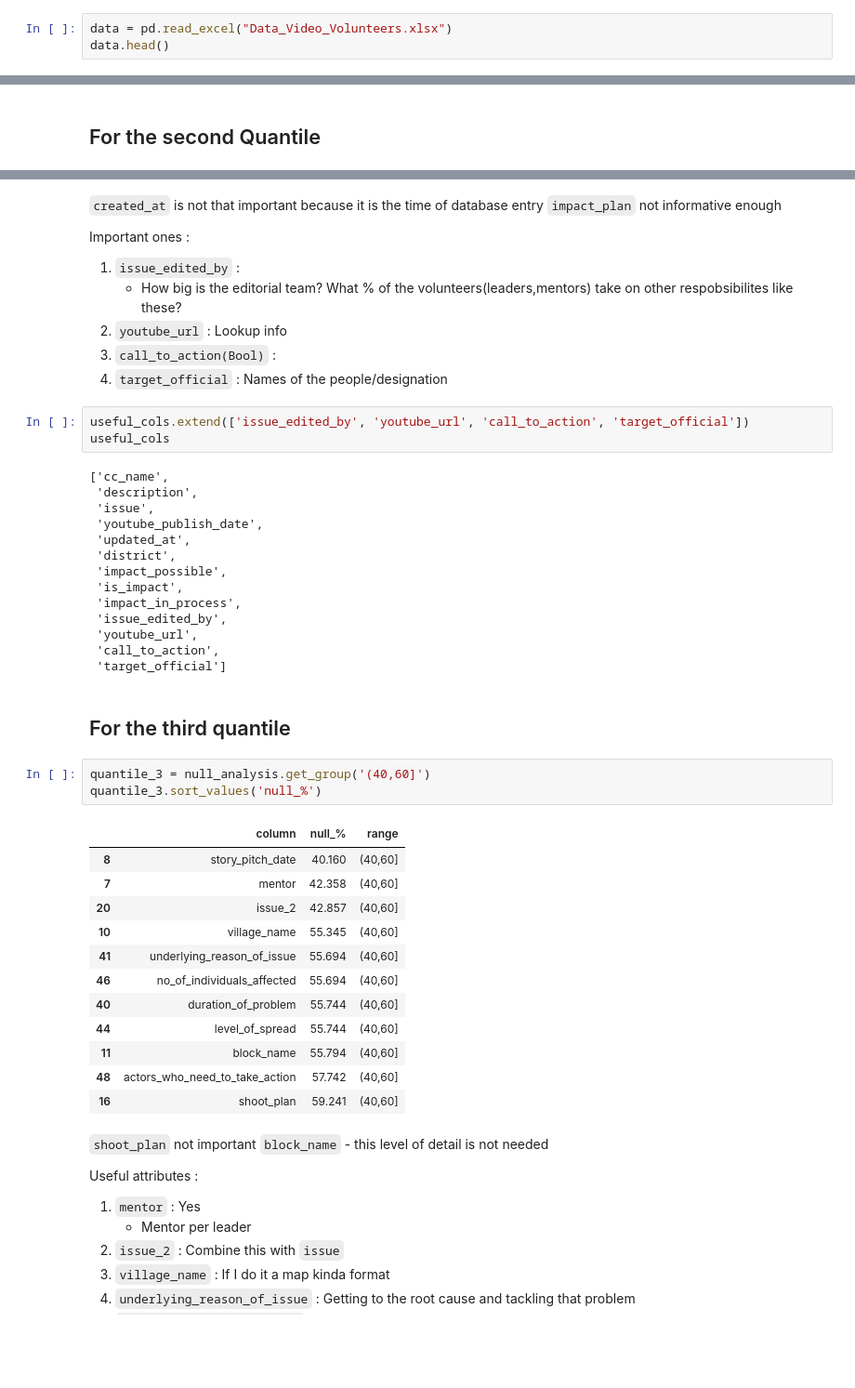
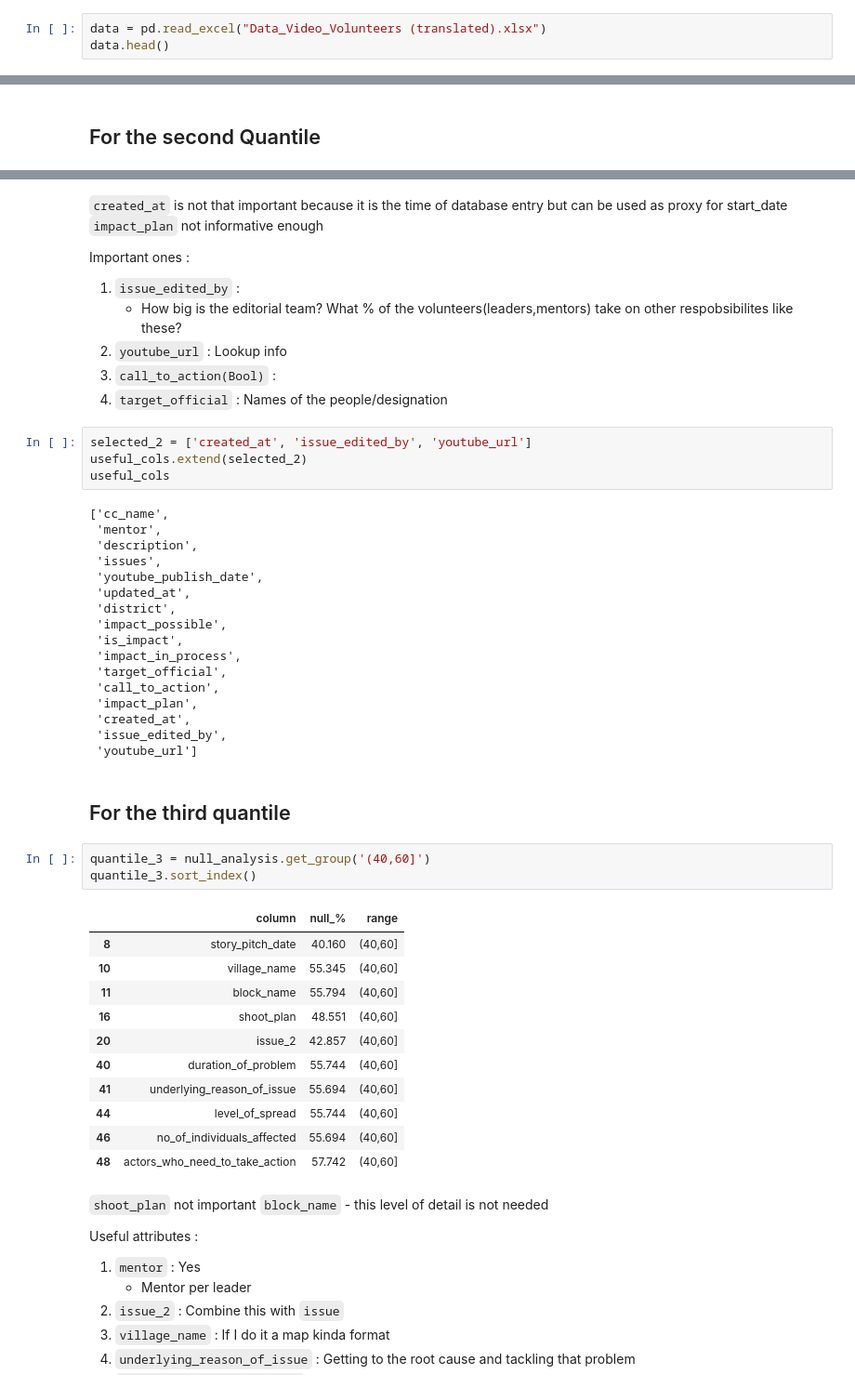
Before and after one commit to mistryishan25/VIZ4SG-Video_Volunteers, a Jupyter notebook: Feature_selection.ipynb, the cells around one changed output, grey strips where cells are left out. Shown at 93% size. Cells and saved outputs as stored; diff of their text form; blank space fills up the shorter version.

```diff
--- a/Feature_selection.ipynb
+++ b/Feature_selection.ipynb
@@ -31,6 +33,6 @@
 # %%
 import pandas as pd
 # %%
-data = pd.read_excel("Data_Video_Volunteers.xlsx")
+data = pd.read_excel("Data_Video_Volunteers (translated).xlsx")
 data.head()
 # %% [output]
@@ -135,5 +142,5 @@ quantile_2.sort_values('null_%')
 # %% [markdown]
-`created_at` is not that important because it is the time of database entry
+`created_at` is not that important because it is the time of database entry but can be used as proxy for start_date
 `impact_plan` not informative enough
 
 Important ones :
@@ -143,40 +150,43 @@ Important ones :
 3. `call_to_action(Bool)` :
 4. `target_official` : Names of the people/designation
 # %%
-useful_cols.extend(['issue_edited_by', 'youtube_url', 'call_to_action', 'target_official'])
+selected_2 = ['created_at', 'issue_edited_by', 'youtube_url']
+useful_cols.extend(selected_2)
 useful_cols
 # %% [output]
 ['cc_name',
+ 'mentor',
  'description',
- 'issue',
+ 'issues',
  'youtube_publish_date',
  'updated_at',
  'district',
  'impact_possible',
  'is_impact',
  'impact_in_process',
+ 'target_official',
+ 'call_to_action',
+ 'impact_plan',
+ 'created_at',
  'issue_edited_by',
- 'youtube_url',
- 'call_to_action',
- 'target_official']
+ 'youtube_url']
 # %% [markdown]
 ## For the third quantile
 # %%
 quantile_3 = null_analysis.get_group('(40,60]')
-quantile_3.sort_values('null_%')
+quantile_3.sort_index()
 # %% [output]
 |  | column | null_% | range |
 | 8 | story_pitch_date | 40.160 | (40,60] |
-| 7 | mentor | 42.358 | (40,60] |
+| 10 | village_name | 55.345 | (40,60] |
+| 11 | block_name | 55.794 | (40,60] |
+| 16 | shoot_plan | 48.551 | (40,60] |
 | 20 | issue_2 | 42.857 | (40,60] |
-| 10 | village_name | 55.345 | (40,60] |
+| 40 | duration_of_problem | 55.744 | (40,60] |
 | 41 | underlying_reason_of_issue | 55.694 | (40,60] |
+| 44 | level_of_spread | 55.744 | (40,60] |
 | 46 | no_of_individuals_affected | 55.694 | (40,60] |
-| 40 | duration_of_problem | 55.744 | (40,60] |
-| 44 | level_of_spread | 55.744 | (40,60] |
-| 11 | block_name | 55.794 | (40,60] |
 | 48 | actors_who_need_to_take_action | 57.742 | (40,60] |
-| 16 | shoot_plan | 59.241 | (40,60] |
 # %% [markdown]
 `shoot_plan` not important
 `block_name` - this level of detail is not needed
```
Also changed, not shown: parts of 15 cells of this notebook, 1 other file.
